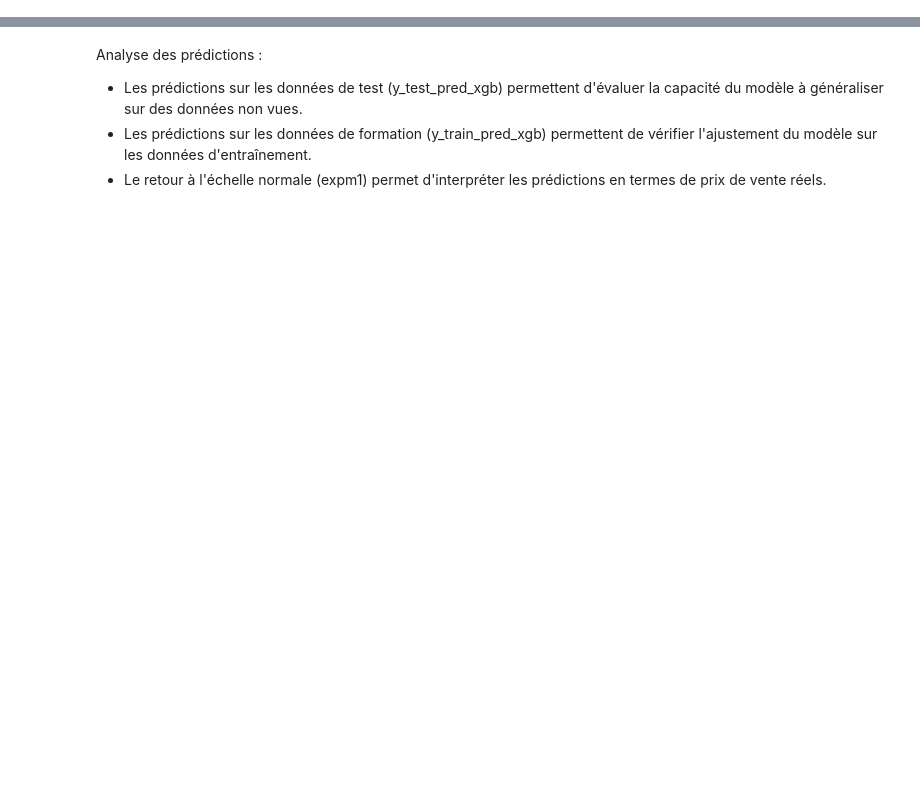
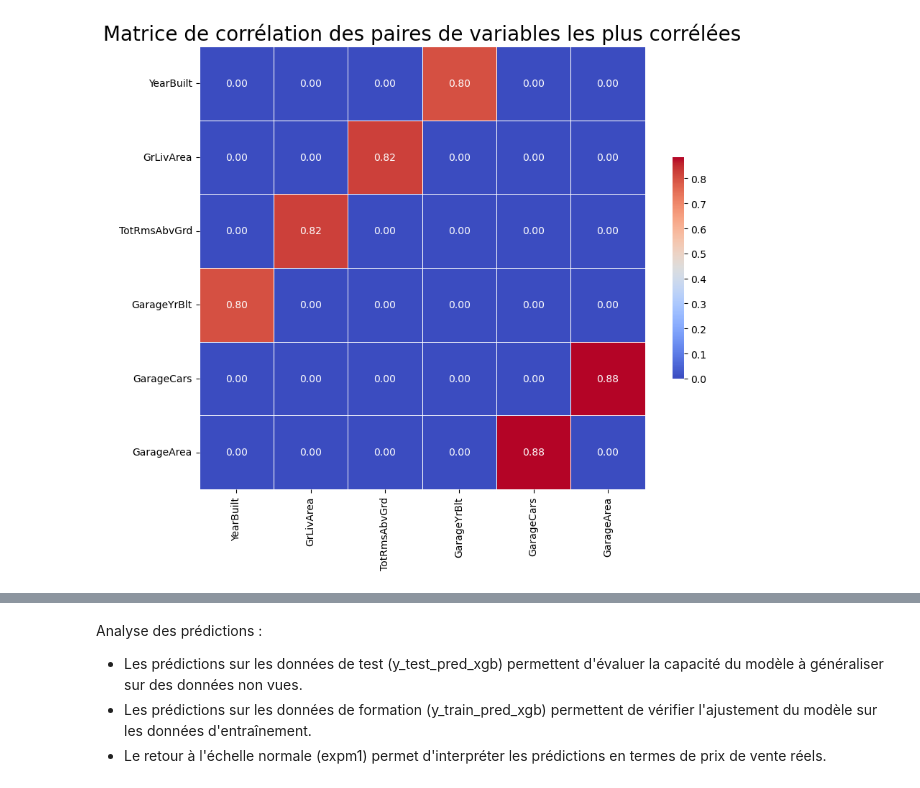
Before and after one commit to blerdon/HousePrices, a Jupyter notebook: HousePrices.ipynb, the cells around one changed output, grey strips where cells are left out. Saved outputs shown, nothing was run; the diff lists cells and outputs as text; code cells hidden in the pictures; blank space fills up the shorter version.

```diff
--- a/HousePrices.ipynb
+++ b/HousePrices.ipynb
@@ -130,0 +90,34 @@ ColumnTransformer(transformers=[('cat',
+# %%
+import seaborn as sns
+import matplotlib.pyplot as plt
+import numpy as np
+
+# Calculer la matrice de corrélation
+correlation_matrix = numeric_data.corr()
+
+# Sélectionner les paires de variables les plus corrélées
+high_corr_pairs = [
+    ('GarageYrBlt', 'YearBuilt'),
+    ('TotRmsAbvGrd', 'GrLivArea'),
+    ('GarageArea', 'GarageCars')
+]
+
+# Créer une nouvelle DataFrame pour contenir uniquement les paires sélectionnées
+high_corr_matrix = pd.DataFrame(0, index=numeric_data.columns, columns=numeric_data.columns)
+
+for pair in high_corr_pairs:
+    high_corr_matrix.loc[pair[0], pair[1]] = correlation_matrix.loc[pair[0], pair[1]]
+    high_corr_matrix.loc[pair[1], pair[0]] = correlation_matrix.loc[pair[1], pair[0]]
+
+# Filtrer les lignes et colonnes qui ne contiennent que des zéros
+high_corr_matrix = high_corr_matrix.loc[(high_corr_matrix != 0).any(axis=1), (high_corr_matrix != 0).any(axis=0)]
+
+# Afficher la matrice de corrélation filtrée
+plt.figure(figsize=(10, 8))
+sns.heatmap(high_corr_matrix, annot=True, fmt=".2f", cmap='coolwarm', linewidths=.5, cbar_kws={"shrink": .5})
+plt.title('Matrice de corrélation des paires de variables les plus corrélées', fontsize=20)
+plt.xticks(rotation=90)
+plt.yticks(rotation=0)
+plt.show()
+# %% [output]
+[figure, added]
```
Also changed, not shown: parts of 34 cells of this notebook.
